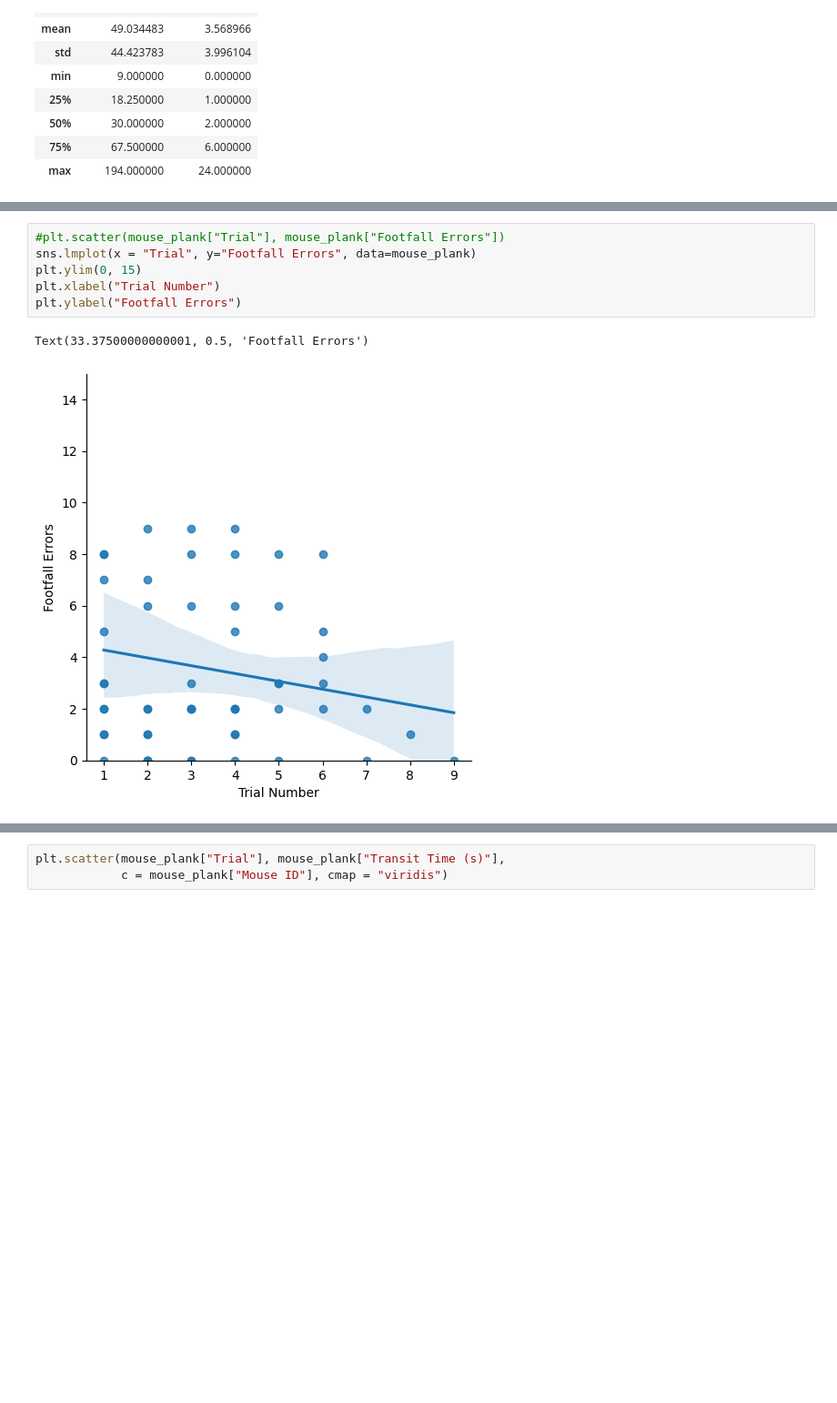
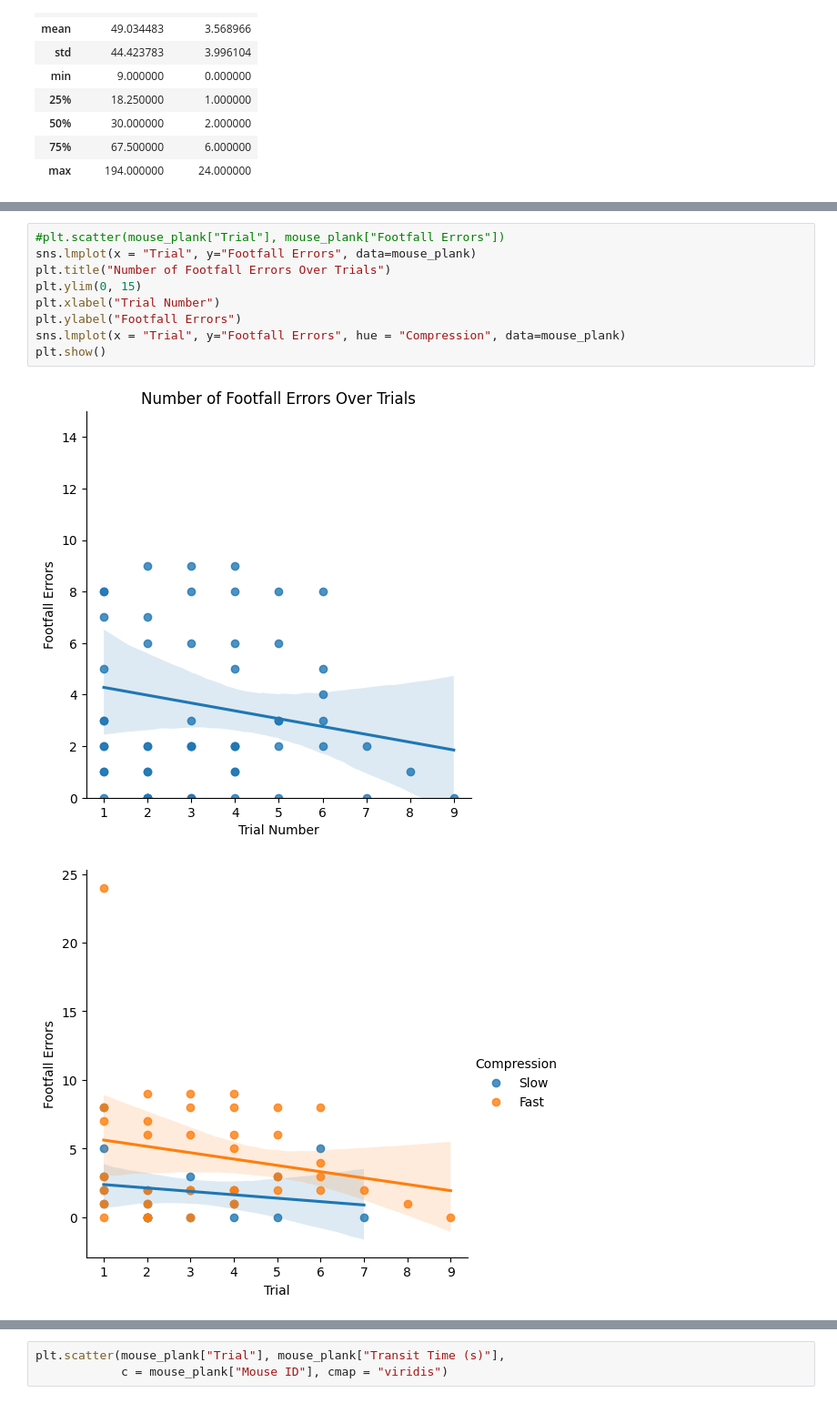
Before and after one commit to milliehuang2022/Chronic-Spinal-Cord-Injury, a Jupyter notebook: mouse_plank.ipynb, the cells around one changed output, grey strips where cells are left out. Shown at 91% size. Cells and saved outputs as stored; diff of their text form; blank space fills up the shorter version.

```diff
--- a/mouse_plank.ipynb
+++ b/mouse_plank.ipynb
@@ -46,12 +66,15 @@ Multivariate Analysis
 # %%
 #plt.scatter(mouse_plank["Trial"], mouse_plank["Footfall Errors"])
 sns.lmplot(x = "Trial", y="Footfall Errors", data=mouse_plank)
+plt.title("Number of Footfall Errors Over Trials")
 plt.ylim(0, 15)
 plt.xlabel("Trial Number")
 plt.ylabel("Footfall Errors")
+sns.lmplot(x = "Trial", y="Footfall Errors", hue = "Compression", data=mouse_plank)
+plt.show()
 # %% [output]
-Text(33.37500000000001, 0.5, 'Footfall Errors')
-[figure, old version]
+[figure, new version]
+[figure, added]
 # %%
 # plt.scatter(mouse_plank["Trial"], mouse_plank["Transit Time (s)"])
 sns.lmplot(x = "Trial", y="Transit Time (s)", data=mouse_plank)
```
Also changed, not shown: parts of 18 cells of this notebook.
